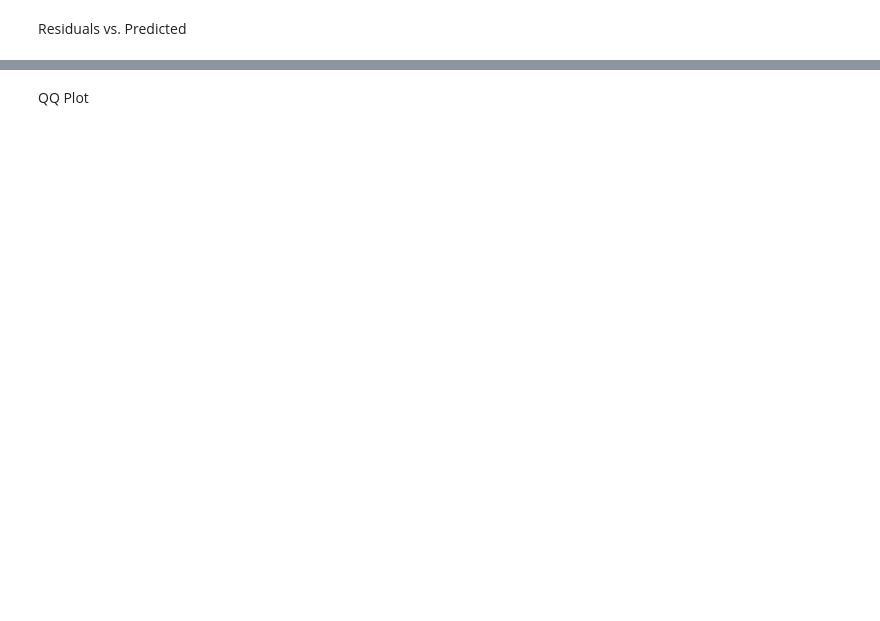
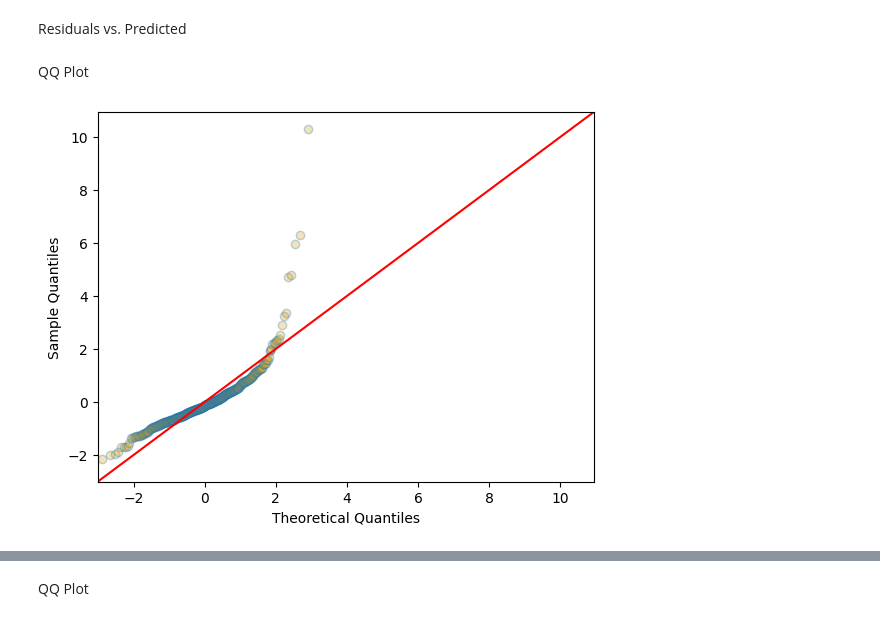
Before and after one commit to jerrinojacob/Data-Science-Portfolio, a Jupyter notebook: project_02/Housing_Price_Prediction.ipynb, the cells around one changed output, grey strips where cells are left out. Cells and saved outputs as stored; diff of their text form; code cells hidden in the pictures; blank space fills up the shorter version.

```diff
--- a/project_02/Housing_Price_Prediction.ipynb
+++ b/project_02/Housing_Price_Prediction.ipynb
@@ -575,5 +575,11 @@ plt.grid(True, alpha=0.3)
 # %% [markdown]
 Residuals vs. Predicted
+# %% [markdown]
+QQ Plot
+# %%
+sm.qqplot(residuals, fit=True, line="45", alpha=0.3, markerfacecolor='goldenrod') ;
+# %% [output]
+[figure, added]
 # %%
 residuals = y_test - y_predict
 
```
Also changed, not shown: parts of 15 cells of this notebook.
